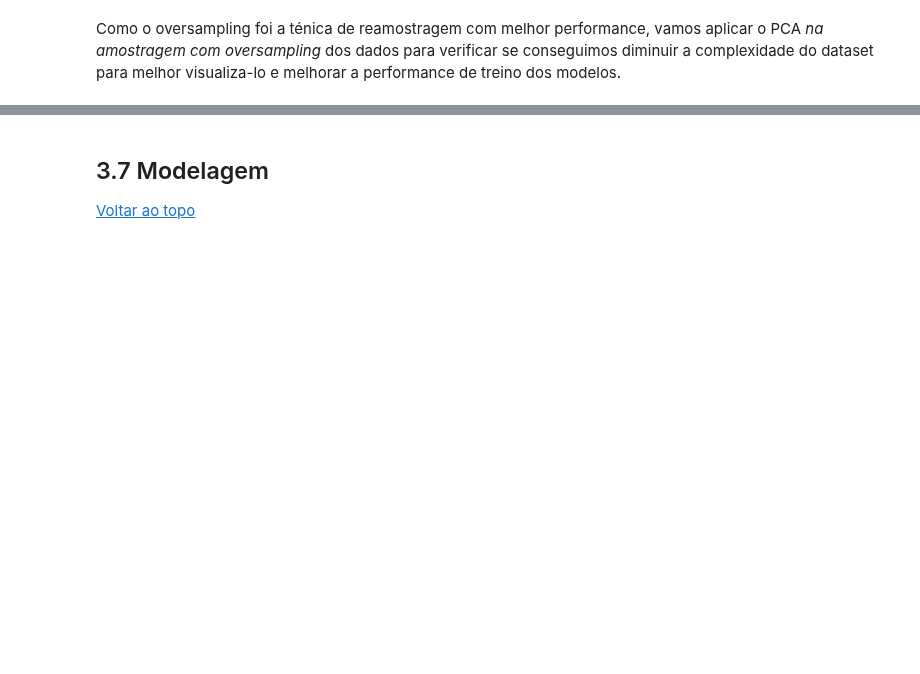
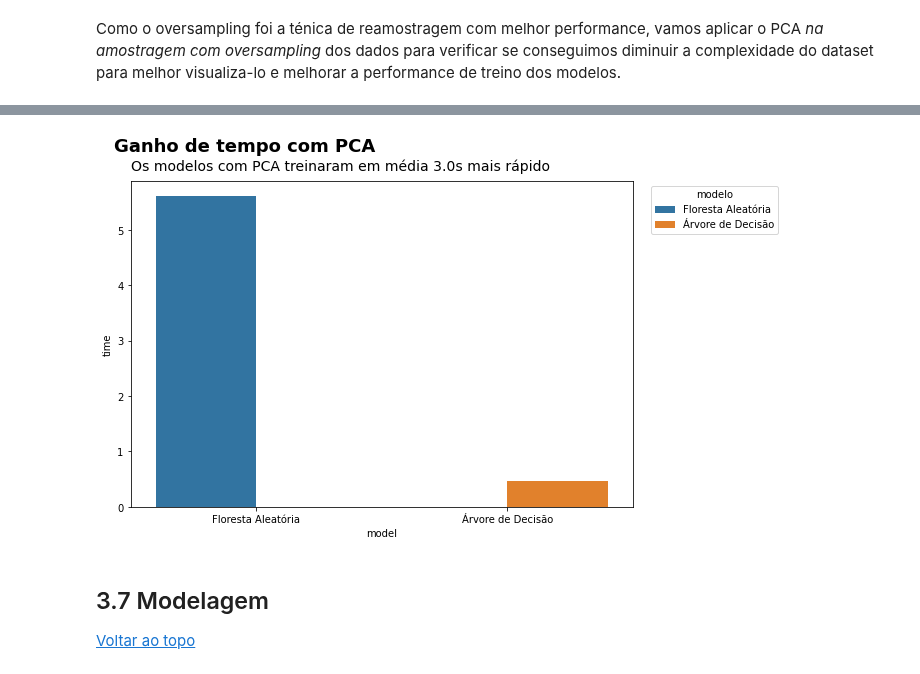
Before and after one commit to gutessitore/StellarClassification, a Jupyter notebook: Relatorio.ipynb, the cells around one changed output, grey strips where cells are left out. Cells and saved outputs as stored; diff of their text form; code cells hidden in the pictures; blank space fills up the shorter version.

```diff
--- a/Relatorio.ipynb
+++ b/Relatorio.ipynb
@@ -732,3 +821,12 @@ plt.show()
+# %%
+plt.figure(figsize=(9, 6))
+plt.suptitle('Ganho de tempo com PCA', weight='bold', fontsize=18, horizontalalignment='left', x=0.1)
+plt.title(f'Os modelos com PCA treinaram em média {ganho_pca:.1f}s mais rápido', pad=10, loc='left', fontsize=14)
+ax = sns.barplot(data=df_ganho_pca, x='model', y='time', hue='model')
+ax.legend(title='modelo', title_fontsize=10, fontsize=10, bbox_to_anchor=(1.3, 1))
+plt.show()
+# %% [output]
+[figure, added]
 # %% [markdown]
 ## 3.7 Modelagem <a class="anchor" id="section-3-7"></a>
 [Voltar ao topo](#section-0)
```
Also changed, not shown: parts of 35 cells of this notebook.
